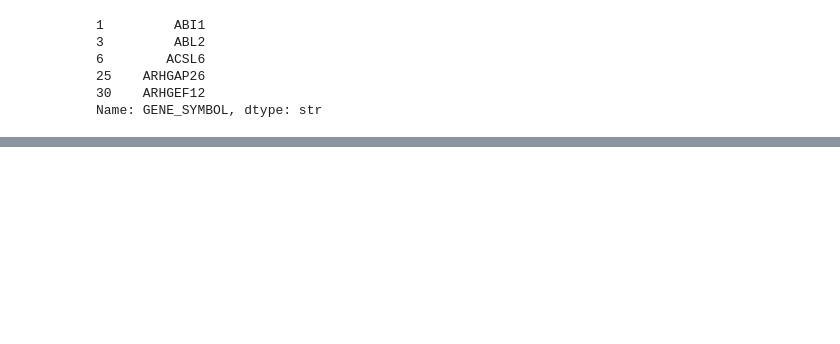
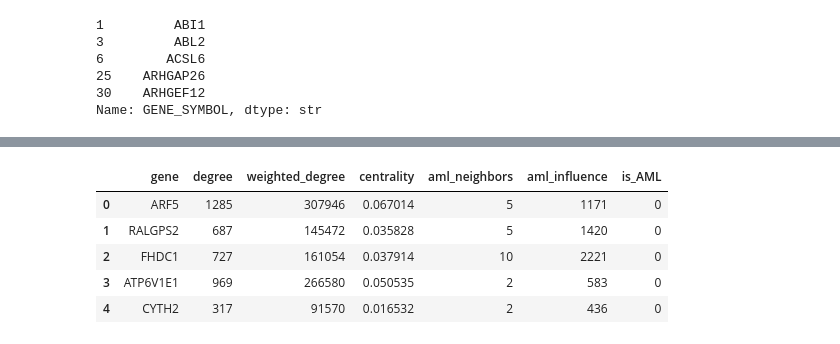
Before and after one commit to JuanSeguraA/ppi-cancer-prediction, a Jupyter notebook: ppi_cancer_prediction.ipynb, the cells around one changed output, grey strips where cells are left out. Cells and saved outputs as stored; diff of their text form; code cells hidden in the pictures; blank space fills up the shorter version.

```diff
--- a/ppi_cancer_prediction.ipynb
+++ b/ppi_cancer_prediction.ipynb
@@ -286,0 +287,6 @@ ppi_labeled[ppi_labeled['AML_interaction'] == 1].head()
+# %%
+# Add AML labels to nodes
+aml_set = set(aml_genes)
+
+for node in G.nodes():
+    G.nodes[node]['is_AML'] = int(node in aml_set)
@@ -286,0 +295,43 @@ ppi_labeled[ppi_labeled['AML_interaction'] == 1].head()
+# %%
+degree_dict = dict(G.degree())
+
+weighted_degree = dict(G.degree(weight='combined_score'))
+
+centrality = nx.degree_centrality(G)
+
+aml_neighbors = {}
+
+for node in G.nodes():
+    neighbors = list(G.neighbors(node))
+    aml_neighbors[node] = sum(
+        1 for n in neighbors if G.nodes[n]['is_AML'] == 1
+    )
+
+# See how strong interactions are with AML related nodes
+aml_influence = {}
+
+for node in G.nodes():
+    aml_influence[node] = sum(
+        G[node][n]['combined_score']
+        for n in G.neighbors(node)
+        if G.nodes[n]['is_AML'] == 1
+    )
+# %%
+network_data = pd.DataFrame({
+    'gene': list(G.nodes()),
+    'degree': [degree_dict[n] for n in G.nodes()],
+    'weighted_degree': [weighted_degree[n] for n in G.nodes()],
+    'centrality': [centrality[n] for n in G.nodes()],
+    'aml_neighbors': [aml_neighbors[n] for n in G.nodes()],
+    'aml_influence' : [aml_influence[n] for n in G.nodes()],
+    'is_AML': [G.nodes[n]['is_AML'] for n in G.nodes()]
+})
+
+network_data.head()
+# %% [output]
+|  | gene | degree | weighted_degree | centrality | aml_neighbors | aml_influence | is_AML |
+| 0 | ARF5 | 1285 | 307946 | 0.067014 | 5 | 1171 | 0 |
+| 1 | RALGPS2 | 687 | 145472 | 0.035828 | 5 | 1420 | 0 |
+| 2 | FHDC1 | 727 | 161054 | 0.037914 | 10 | 2221 | 0 |
+| 3 | ATP6V1E1 | 969 | 266580 | 0.050535 | 2 | 583 | 0 |
+| 4 | CYTH2 | 317 | 91570 | 0.016532 | 2 | 436 | 0 |
```
Also changed, not shown: parts of 8 cells of this notebook.
